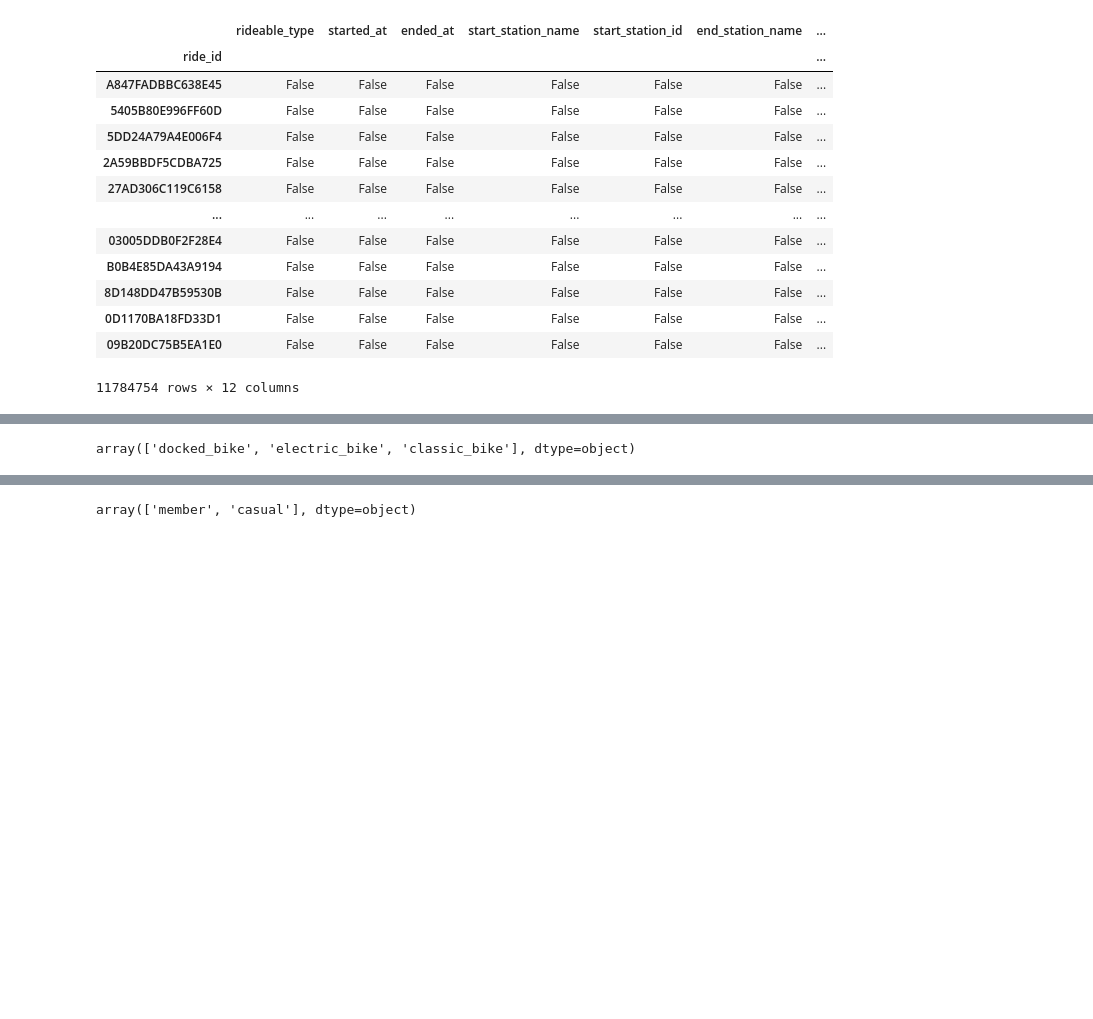
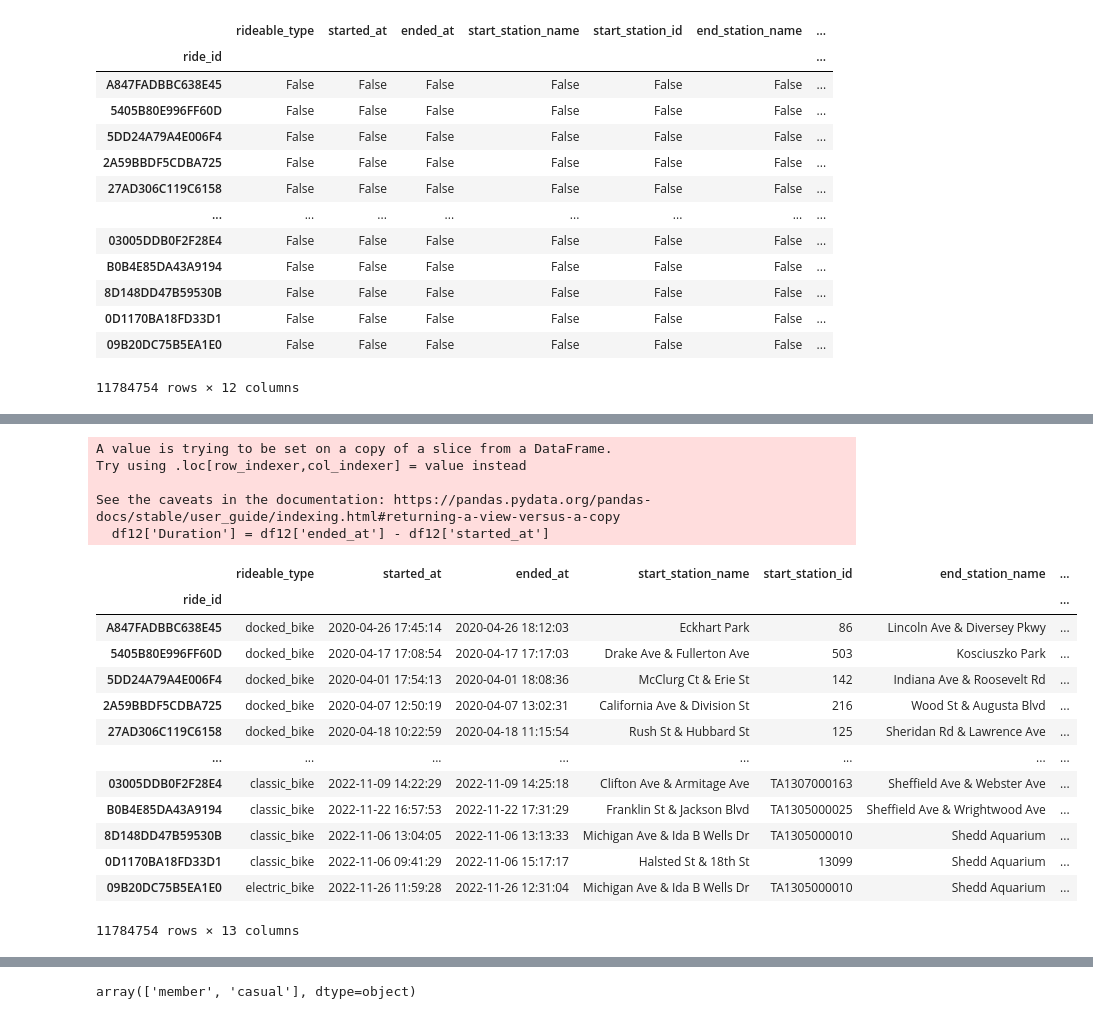
Before and after one commit to marxio09dio/Google-Data-Analytics--Cyclistic--Capstone-Project, a Jupyter notebook: cleaning.ipynb, the cells around one changed output, grey strips where cells are left out. Saved outputs shown, nothing was run; the diff lists cells and outputs as text; code cells hidden in the pictures; blank space fills up the shorter version.

```diff
--- a/cleaning.ipynb
+++ b/cleaning.ipynb
@@ -60,6 +103,27 @@ member_casual          object
 dtype: object
-# %%
-#listing types of rides
-df12.rideable_type.unique()
-# %% [output]
-array(['docked_bike', 'electric_bike', 'classic_bike'], dtype=object)
+# %%
+#creating a "duration" col
+df12['Duration'] = df12['ended_at'] - df12['started_at']
+# %% [output]
+A value is trying to be set on a copy of a slice from a DataFrame.
+Try using .loc[row_indexer,col_indexer] = value instead
+
+See the caveats in the documentation: https://pandas.pydata.org/pandas-docs/stable/user_guide/indexing.html#returning-a-view-versus-a-copy
+  df12['Duration'] = df12['ended_at'] - df12['started_at']
+# %%
+df12
+# %% [output]
+|  | rideable_type | started_at | ended_at | start_station_name | start_station_id | end_station_name | ... |
+| ride_id |  |  |  |  |  |  | ... |
+| A847FADBBC638E45 | docked_bike | 2020-04-26 17:45:14 | 2020-04-26 18:12:03 | Eckhart Park | 86 | Lincoln Ave & Diversey Pkwy | ... |
+| 5405B80E996FF60D | docked_bike | 2020-04-17 17:08:54 | 2020-04-17 17:17:03 | Drake Ave & Fullerton Ave | 503 | Kosciuszko Park | ... |
+| 5DD24A79A4E006F4 | docked_bike | 2020-04-01 17:54:13 | 2020-04-01 18:08:36 | McClurg Ct & Erie St | 142 | Indiana Ave & Roosevelt Rd | ... |
+| 2A59BBDF5CDBA725 | docked_bike | 2020-04-07 12:50:19 | 2020-04-07 13:02:31 | California Ave & Division St | 216 | Wood St & Augusta Blvd | ... |
+| 27AD306C119C6158 | docked_bike | 2020-04-18 10:22:59 | 2020-04-18 11:15:54 | Rush St & Hubbard St | 125 | Sheridan Rd & Lawrence Ave | ... |
+| ... | ... | ... | ... | ... | ... | ... | ... |
+| 03005DDB0F2F28E4 | classic_bike | 2022-11-09 14:22:29 | 2022-11-09 14:25:18 | Clifton Ave & Armitage Ave | TA1307000163 | Sheffield Ave & Webster Ave | ... |
+| B0B4E85DA43A9194 | classic_bike | 2022-11-22 16:57:53 | 2022-11-22 17:31:29 | Franklin St & Jackson Blvd | TA1305000025 | Sheffield Ave & Wrightwood Ave | ... |
+| 8D148DD47B59530B | classic_bike | 2022-11-06 13:04:05 | 2022-11-06 13:13:33 | Michigan Ave & Ida B Wells Dr | TA1305000010 | Shedd Aquarium | ... |
+| 0D1170BA18FD33D1 | classic_bike | 2022-11-06 09:41:29 | 2022-11-06 15:17:17 | Halsted St & 18th St | 13099 | Shedd Aquarium | ... |
+| 09B20DC75B5EA1E0 | electric_bike | 2022-11-26 11:59:28 | 2022-11-26 12:31:04 | Michigan Ave & Ida B Wells Dr | TA1305000010 | Shedd Aquarium | ... |
+11784754 rows × 13 columns
```
Also changed, not shown: parts of 17 cells of this notebook.
